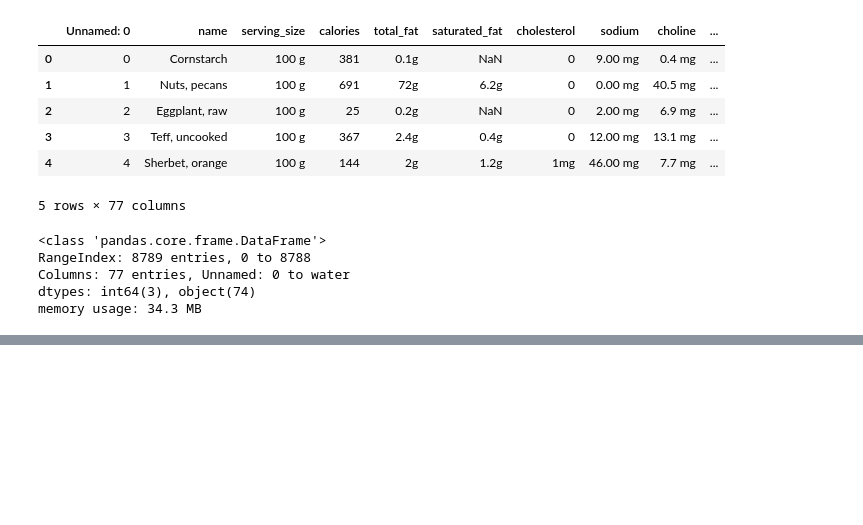
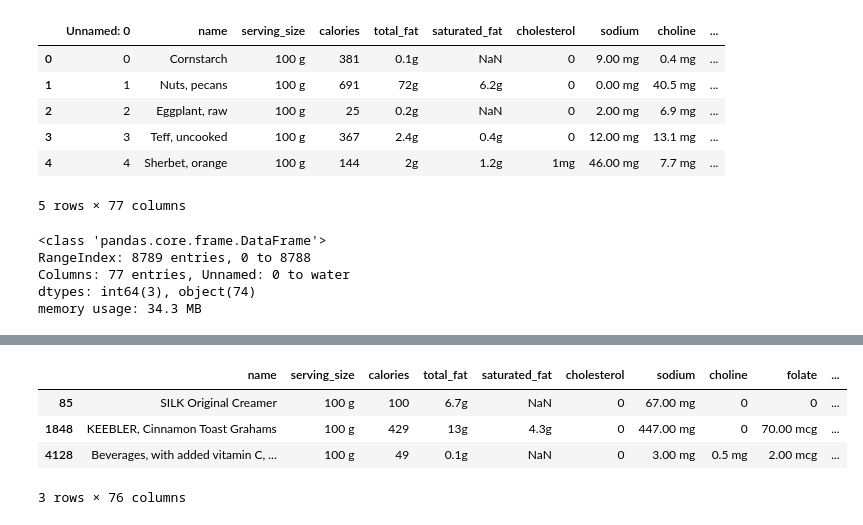
Before and after one commit to tasnimxpress/Python-for-Data-Science, a Jupyter notebook: Pandas/09.ReadData.ipynb, the cells around one changed output, grey strips where cells are left out. Cells and saved outputs as stored; diff of their text form; code cells hidden in the pictures; blank space fills up the shorter version.

```diff
--- a/Pandas/09.ReadData.ipynb
+++ b/Pandas/09.ReadData.ipynb
@@ -27,0 +90,10 @@ memory usage: 34.3 MB
+# %%
+# n parameter
+# specify number of records we want to get back
+df.sample(n=3)
+# %% [output]
+|  | name | serving_size | calories | total_fat | saturated_fat | cholesterol | sodium | choline | folate | ... |
+| 85 | SILK Original Creamer | 100 g | 100 | 6.7g | NaN | 0 | 67.00 mg | 0 | 0 | ... |
+| 1848 | KEEBLER, Cinnamon Toast Grahams | 100 g | 429 | 13g | 4.3g | 0 | 447.00 mg | 0 | 70.00 mcg | ... |
+| 4128 | Beverages, with added vitamin C, ... | 100 g | 49 | 0.1g | NaN | 0 | 3.00 mg | 0.5 mg | 2.00 mcg | ... |
+3 rows × 76 columns
```
Also changed, not shown: parts of 15 cells of this notebook.
